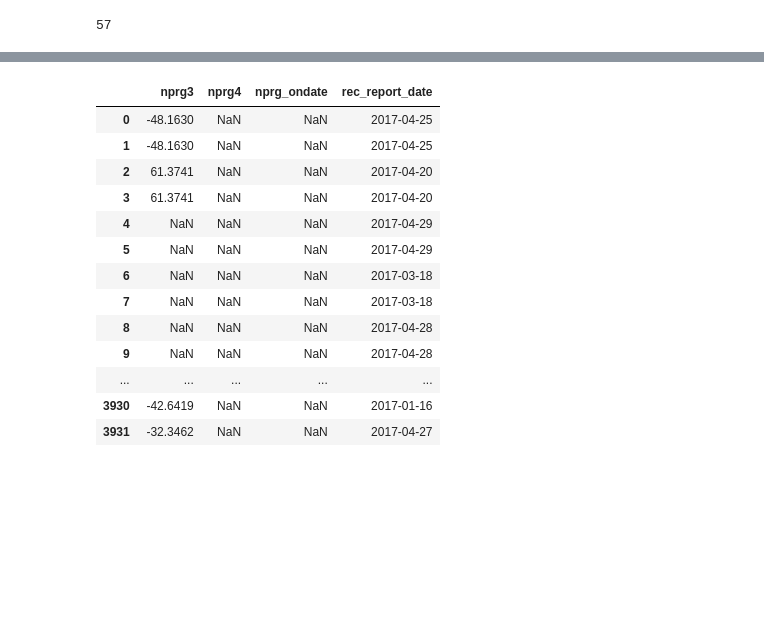
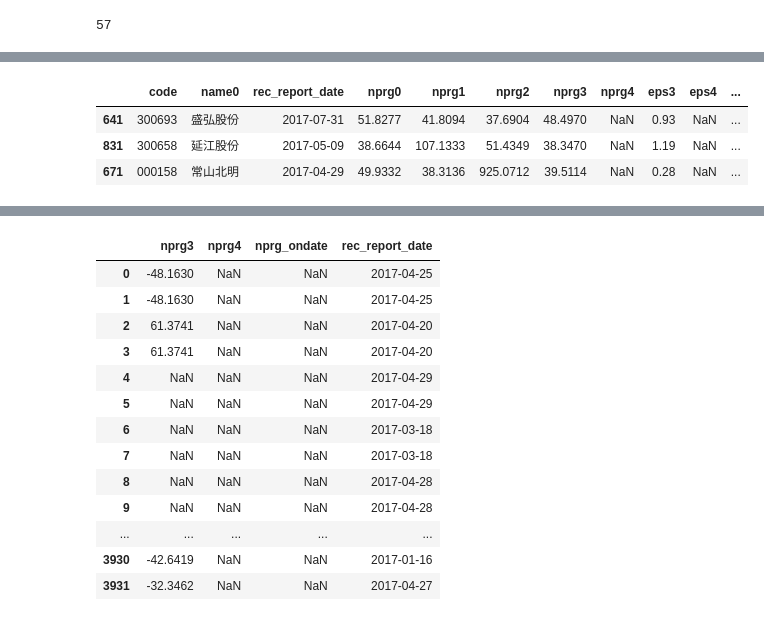
Before and after one commit to lightjl/Anaconda_code, a Jupyter notebook: back_testing.ipynb, the cells around one changed output, grey strips where cells are left out. Cells and saved outputs as stored; diff of their text form; code cells hidden in the pictures; blank space fills up the shorter version.

```diff
--- a/back_testing.ipynb
+++ b/back_testing.ipynb
@@ -46,3 +26,10 @@ test.universe
+# %%
+test.universe.sort_values('rec_report_date', ascending=False)[:3]
+# %% [output]
+|  | code | name0 | rec_report_date | nprg0 | nprg1 | nprg2 | nprg3 | nprg4 | eps3 | eps4 | ... |
+| 641 | 300693 | 盛弘股份 | 2017-07-31 | 51.8277 | 41.8094 | 37.6904 | 48.4970 | NaN | 0.93 | NaN | ... |
+| 831 | 300658 | 延江股份 | 2017-05-09 | 38.6644 | 107.1333 | 51.4349 | 38.3470 | NaN | 1.19 | NaN | ... |
+| 671 | 000158 | 常山北明 | 2017-04-29 | 49.9332 | 38.3136 | 925.0712 | 39.5114 | NaN | 0.28 | NaN | ... |
 # %%
 test.stock[(test.stock.nprg1 > 25) & (test.stock.nprg2 > 25) & (test.stock.nprg3 > 25)]
 # %% [output]
```
Also changed, not shown: parts of 4 cells of this notebook, 6 other files.
